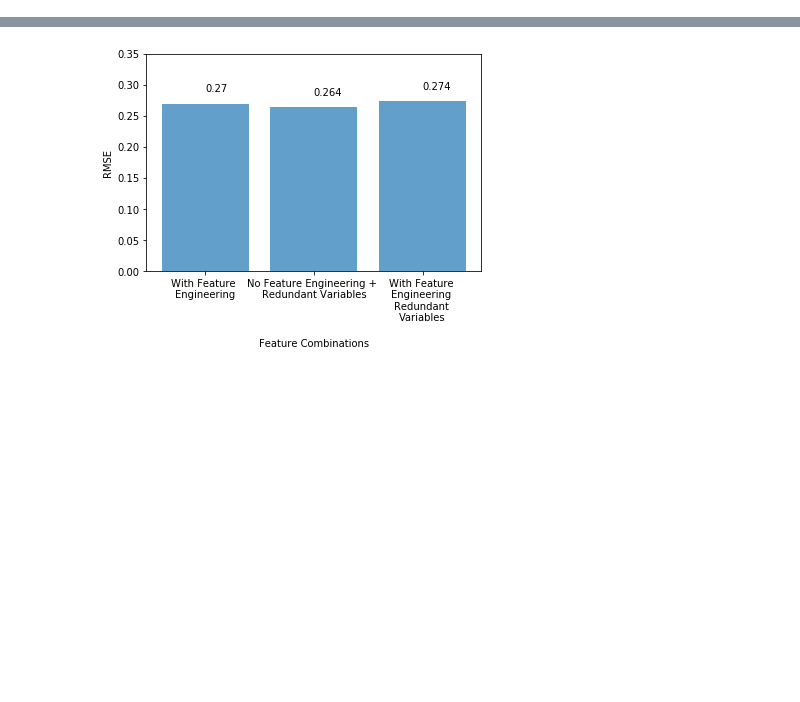
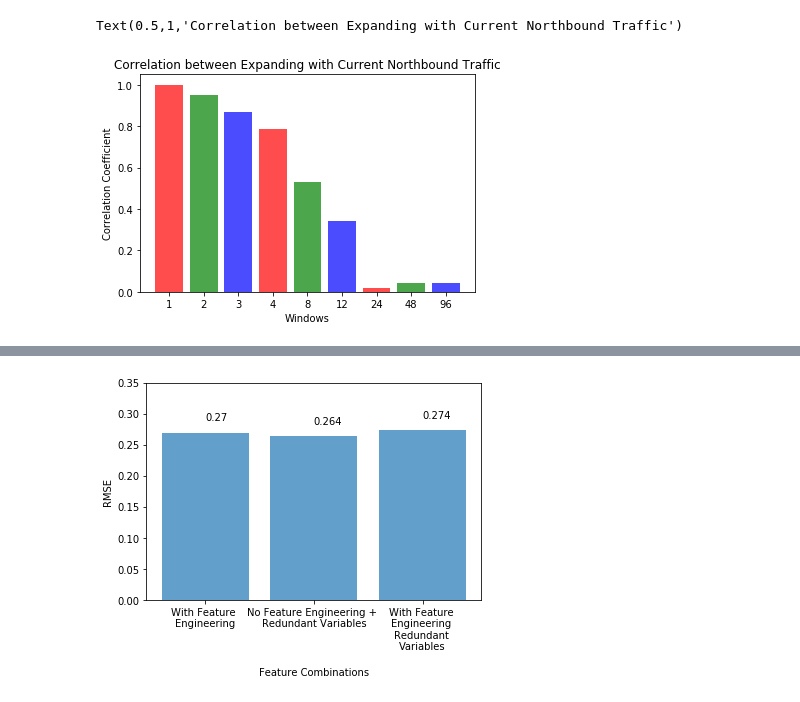
Before and after one commit to fuouo/TrafficBato, a Jupyter notebook: analysis/DataVisualization.ipynb, the cells around one changed output, grey strips where cells are left out. Cells and saved outputs as stored; diff of their text form; code cells hidden in the pictures; blank space fills up the shorter version.

```diff
--- a/analysis/DataVisualization.ipynb
+++ b/analysis/DataVisualization.ipynb
@@ -7,0 +123,23 @@ from sklearn.preprocessing import MinMaxScaler
+# %%
+merged_traffic = pd.concat([orig_traffic,
+                            orig_traffic.shift(1).rolling(2).mean(),
+                            orig_traffic.shift(2).rolling(3).mean(),
+                            orig_traffic.shift(3).rolling(4).mean(),
+                            orig_traffic.shift(7).rolling(8).mean(),
+                            orig_traffic.shift(11).rolling(12).mean(),
+                            orig_traffic.shift(23).rolling(24).mean(),
+                            orig_traffic.shift(47).rolling(48).mean(),
+                            orig_traffic.shift(95).rolling(96).mean(),
+                           ], axis=1)
+
+merged = merged_traffic.corr(method='spearman').iloc[:, 0].values
+plt.bar(np.arange(len(merged)), merged, align='center', alpha=0.7, color=['r', 'g', 'b'])
+
+windows = [1, 2, 3, 4, 8, 12, 24, 48, 96]
+plt.xticks(np.arange(len(windows)), windows)
+plt.xlabel("Windows")
+plt.ylabel("Correlation Coefficient")
+plt.title("Correlation between Expanding with Current Northbound Traffic")
+# %% [output]
+Text(0.5,1,'Correlation between Expanding with Current Northbound Traffic')
+[figure, added]
```
Also changed, not shown: parts of 25 cells of this notebook.
